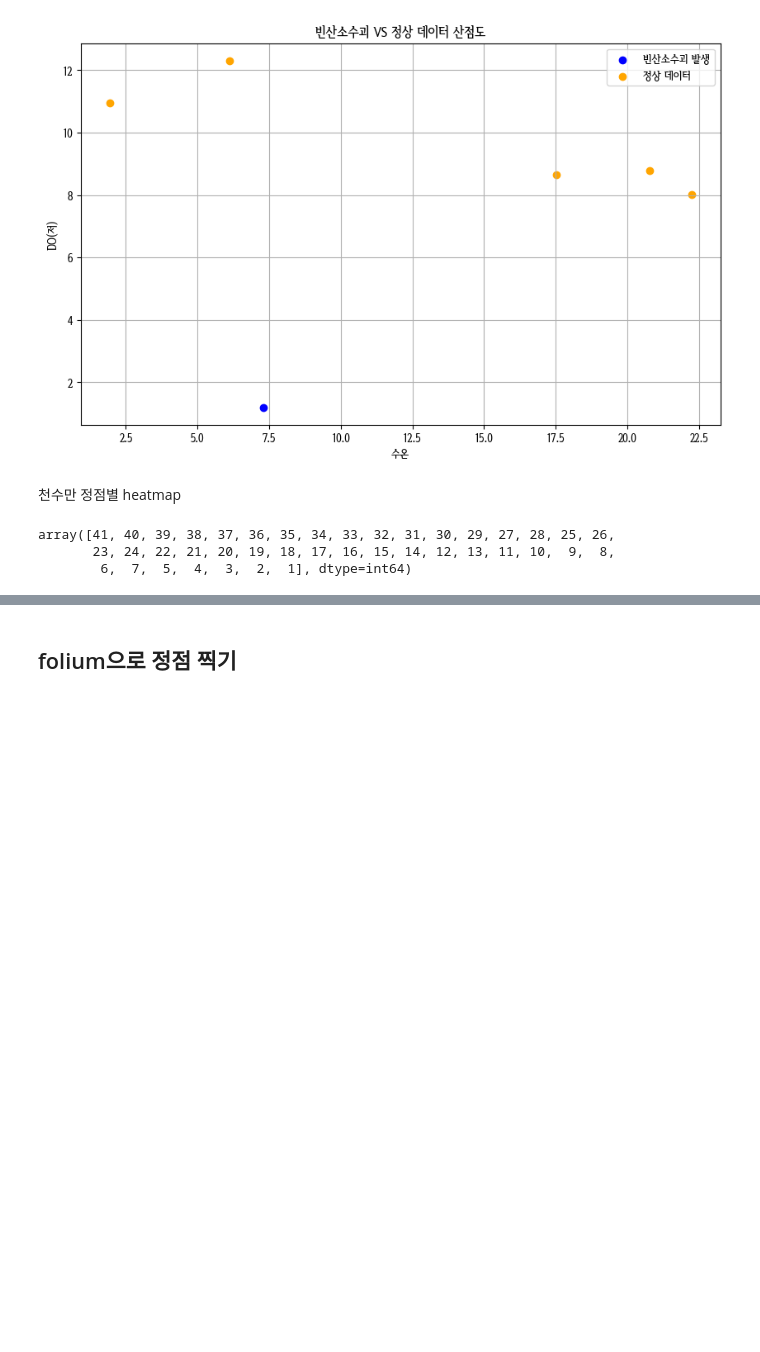
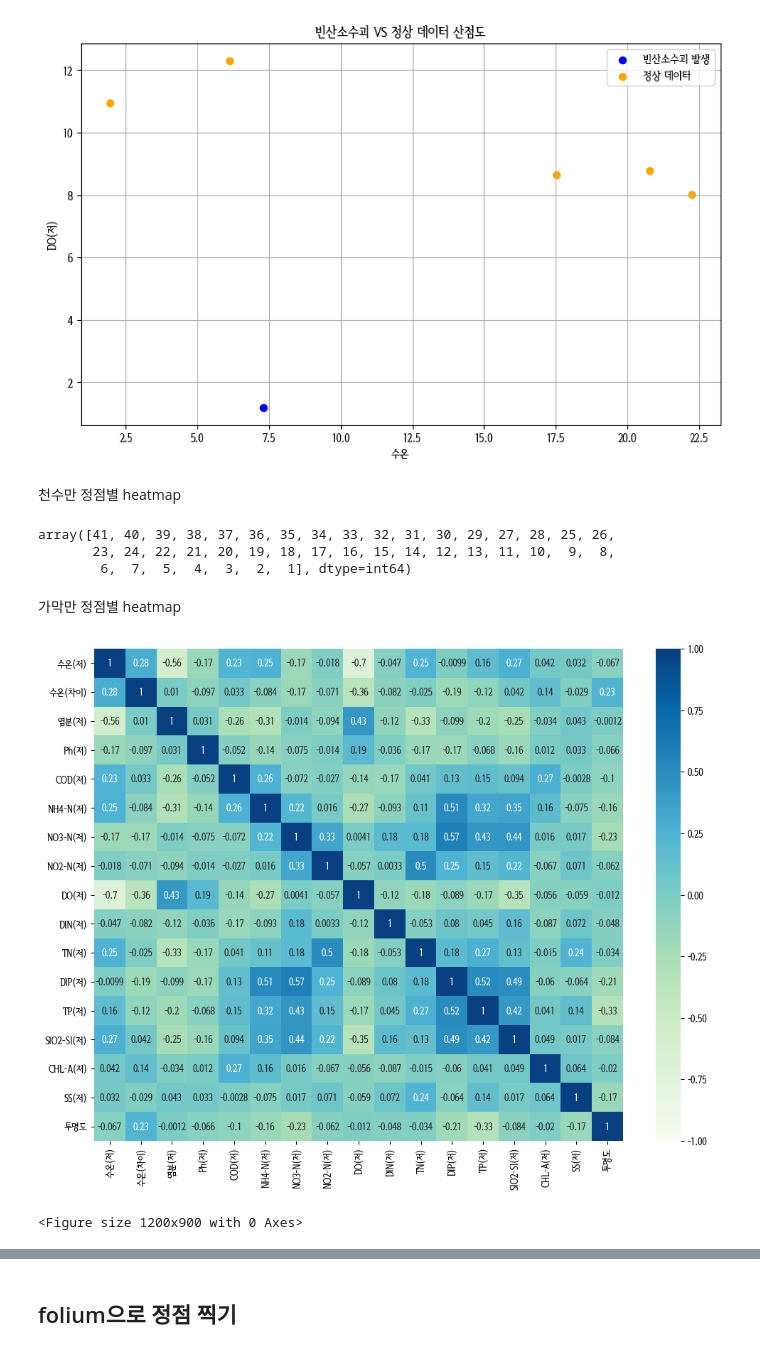
Before and after one commit to Hanhojjung/---_-----, a Jupyter notebook: knn(저)결측값제거.ipynb, the cells around one changed output, grey strips where cells are left out. Saved outputs shown, nothing was run; the diff lists cells and outputs as text; code cells hidden in the pictures; blank space fills up the shorter version.

```diff
--- a/knn(저)결측값제거.ipynb
+++ b/knn(저)결측값제거.ipynb
@@ -378,3 +378,7 @@ df천수만['정점2'].unique()
 array([41, 40, 39, 38, 37, 36, 35, 34, 33, 32, 31, 30, 29, 27, 28, 25, 26,
        23, 24, 22, 21, 20, 19, 18, 17, 16, 15, 14, 12, 13, 11, 10,  9,  8,
         6,  7,  5,  4,  3,  2,  1], dtype=int64)
+# %% [markdown]
+가막만 정점별 heatmap
+# %%
+df가막만 = df_저[df_저['어장명']=='가막만']
@@ -380,0 +403,18 @@ array([41, 40, 39, 38, 37, 36, 35, 34, 33, 32, 31, 30, 29, 27, 28, 25, 26,
+# %%
+df가막만 = df가막만[['수온(저)','수온(차이)','염분(저)','Ph(저)',
+           'COD(저)', 'NH4-N(저)', 'NO3-N(저)', 'NO2-N(저)','DO(저)',
+           'DIN(저)', 'TN(저)', 'DIP(저)', 'TP(저)','SIO2-SI(저)','CHL-A(저)','SS(저)','투명도']]
+# %%
+가막만_corr = df가막만.corr()
+# %%
+tips_corr_heatmap = sns.heatmap(가막만_corr,
+                                cbar=True,
+                                annot=True,
+                                cmap='GnBu',
+                                vmin=-1.0,
+                                vmax=1.0)
+plt.figure(figsize=(12, 9))
+plt.show()
+# %% [output]
+[figure, added]
+<Figure size 1200x900 with 0 Axes>
```
Also changed, not shown: parts of 16 cells of this notebook.
